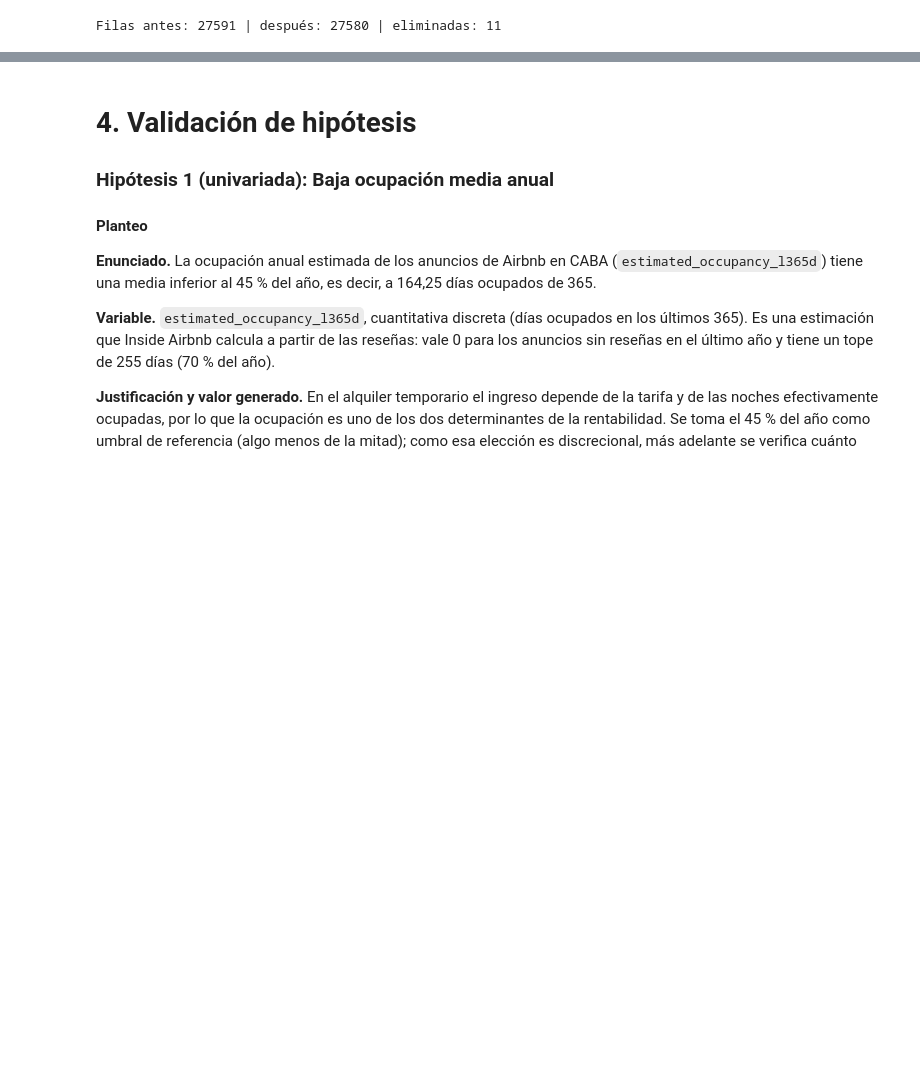
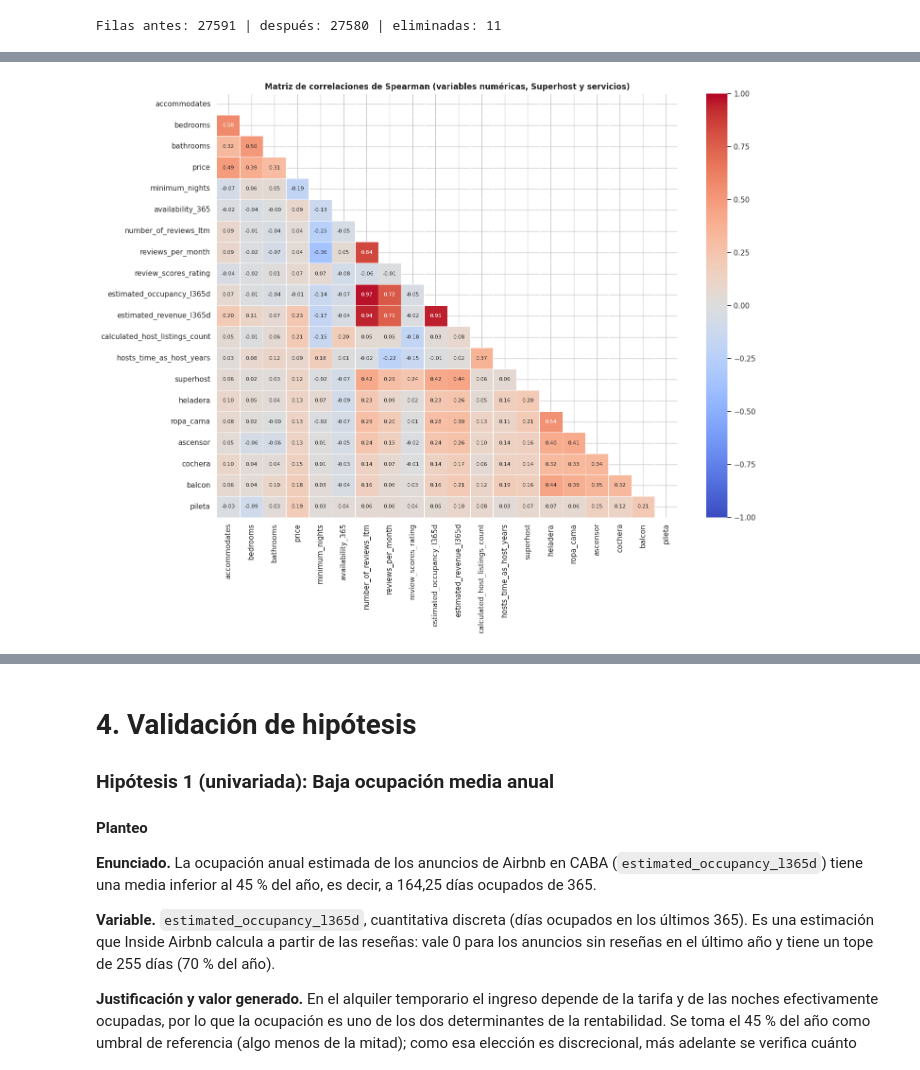
Before and after one commit to Jeronit1/AnalisisDeDatos, a Jupyter notebook: entrega.ipynb, the cells around one changed output, grey strips where cells are left out. Saved outputs shown, nothing was run; the diff lists cells and outputs as text; code cells hidden in the pictures; blank space fills up the shorter version.

```diff
--- a/entrega.ipynb
+++ b/entrega.ipynb
@@ -488,0 +489,23 @@ plt.show()
+# %%
+cols_num = ['accommodates', 'bedrooms', 'bathrooms', 'price', 'minimum_nights', 'availability_365',
+            'number_of_reviews_ltm', 'reviews_per_month', 'review_scores_rating',
+            'estimated_occupancy_l365d', 'estimated_revenue_l365d',
+            'calculated_host_listings_count', 'hosts_time_as_host_years']
+
+nombres_cortos = {"host_is_superhost": "superhost", "has_refrigerator": "heladera", "has_bed_linens": "ropa_cama",
+                  "has_elevator": "ascensor", "has_parking": "cochera", "has_balcony_patio": "balcon", "has_pool": "pileta"}
+
+datos_corr = df_copia[cols_num].copy()
+for c, nombre in nombres_cortos.items():
+    datos_corr[nombre] = df_copia[c].astype(float)      # 1 = sí, 0 = no
+
+corr = datos_corr.corr(method="spearman")
+mask = np.triu(np.ones_like(corr, dtype=bool))
+
+plt.figure(figsize=(15, 12))
+sns.heatmap(corr, mask=mask, annot=True, fmt=".2f", annot_kws={"size": 8},
+            cmap="coolwarm", center=0, vmin=-1, vmax=1, linewidths=.5)
+plt.title("Matriz de correlaciones de Spearman (variables numéricas, Superhost y servicios)", fontweight="bold")
+plt.tight_layout(); plt.show()
+# %% [output]
+[figure, added]
```
Also changed, not shown: parts of 25 cells of this notebook, 4 other files.
